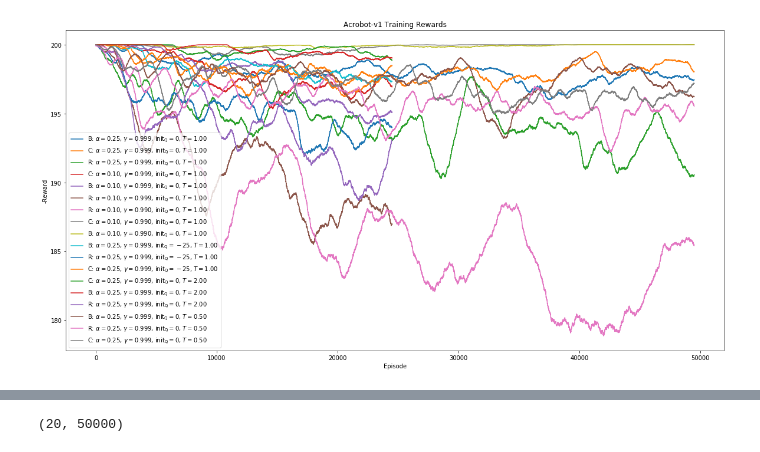
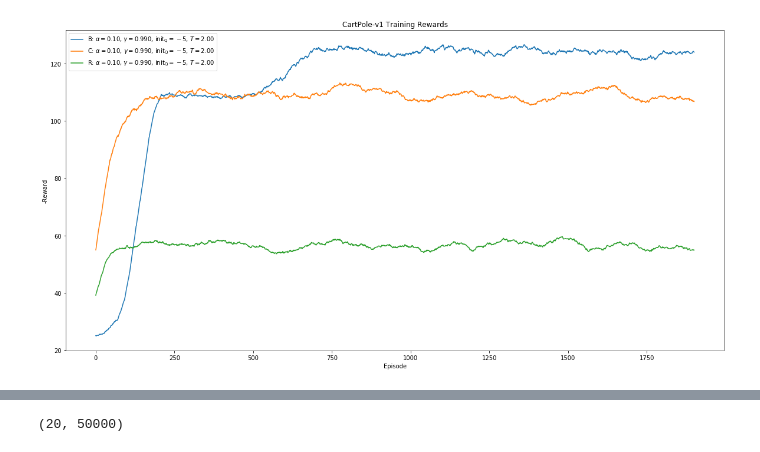
Before and after one commit to jwang78/cs2951project, a Jupyter notebook: Plotting.ipynb, the cells around one changed output, grey strips where cells are left out. Cells and saved outputs as stored; diff of their text form; code cells hidden in the pictures.

```diff
--- a/Plotting.ipynb
+++ b/Plotting.ipynb
@@ -33,26 +33,30 @@ for key, value in x.items():
 # %%
 np.savez("results/rewards/rewards_combined.npz", **new_x)
 # %%
-x = get_train_rewards(["results/rewards/rewards_combined.npz"])
+#x = get_train_rewards(["results/rewards/rewards_combined.npz"])
+x = get_train_rewards(["rewards.npz"])
 # %%
 
 def moving_average(a, n):
     ret = np.cumsum(a, dtype=float)
     ret[n:] = ret[n:] - ret[:-n]
     return ret[n - 1:] / n
 plt.figure(figsize=(20,10))
 for key in x.keys():
     f = json.loads(key)
-    data = -np.mean(x[key], axis=0)
-    avg = moving_average(data, 500)
+    data = np.mean(x[key], axis=0)
+    #data = x[key][5, :]
+    #print(x[key][:, 0])
+    avg = moving_average(data, 100)
     temp = f.get('temperature') if f.get('temperature') is not None else 1
     label = "%s: $\\alpha=%.2f$, $\\gamma=%.3f$, $\\mathrm{init}_{\\mathrm{Q}}=%d$, $T=%.2f$" % (f['agent'], f['alpha'], f['gamma'], f['init_Q'], f['temperature'])
+    #if f['agent'] == 'R':
     plt.plot(np.arange(avg.shape[0]), avg, label=label)
 plt.xlabel("Episode")
 
 plt.ylabel("-Reward")
 plt.title("%s Training Rewards" % f['environment'])
 plt.legend()
 plt.show()
 # %% [output]
-[figure, old version]
+[figure, new version]
```
Also changed, not shown: parts of 5 cells of this notebook, 2 other files.
